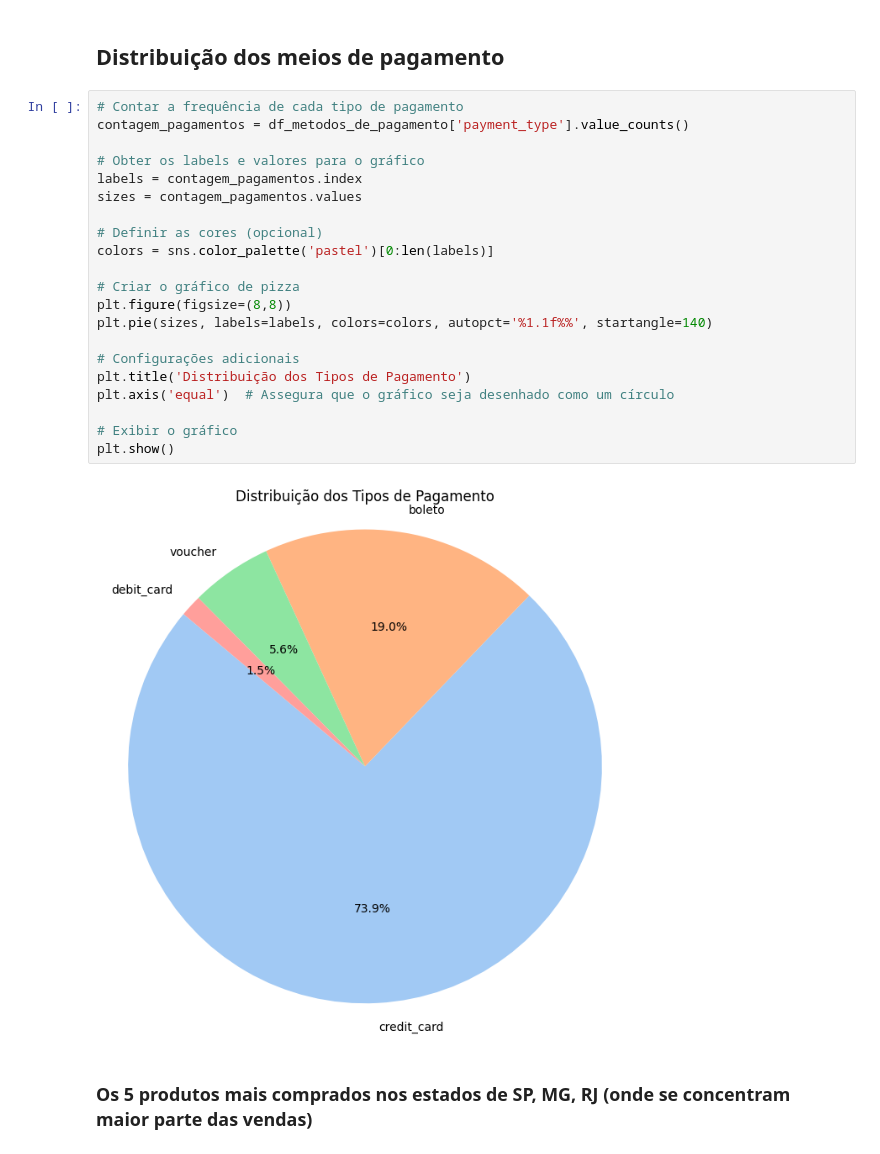
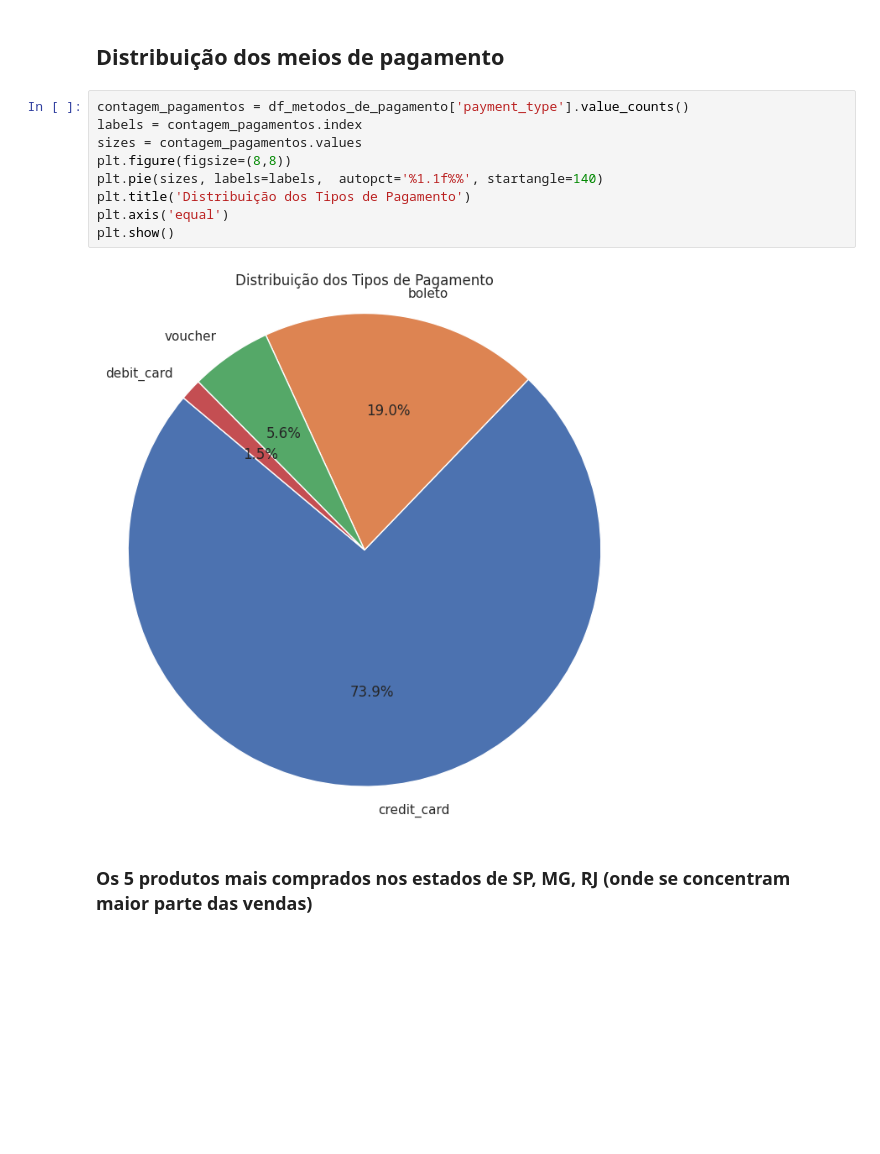
Before and after one commit to PedroNB10/dcova-data-analysis, a Jupyter notebook: main.ipynb, the cells around one changed output. Saved outputs shown, nothing was run; the diff lists cells and outputs as text; blank space fills up the shorter version.

```diff
--- a/main.ipynb
+++ b/main.ipynb
@@ -151,28 +142,16 @@ plt.show()
 # %% [markdown]
 ## Distribuição dos meios de pagamento
 # %%
-# Contar a frequência de cada tipo de pagamento
 contagem_pagamentos = df_metodos_de_pagamento['payment_type'].value_counts()
-
-# Obter os labels e valores para o gráfico
 labels = contagem_pagamentos.index
 sizes = contagem_pagamentos.values
-
-# Definir as cores (opcional)
-colors = sns.color_palette('pastel')[0:len(labels)]
-
-# Criar o gráfico de pizza
 plt.figure(figsize=(8,8))
-plt.pie(sizes, labels=labels, colors=colors, autopct='%1.1f%%', startangle=140)
-
-# Configurações adicionais
+plt.pie(sizes, labels=labels,  autopct='%1.1f%%', startangle=140)
 plt.title('Distribuição dos Tipos de Pagamento')
-plt.axis('equal')  # Assegura que o gráfico seja desenhado como um círculo
-
-# Exibir o gráfico
+plt.axis('equal')
 plt.show()
 # %% [output]
-[figure, old version]
+[figure, new version]
 # %% [markdown]
 ### Os 5 produtos mais comprados nos estados de SP, MG, RJ (onde se concentram maior parte das vendas)
 # %%
```
Also changed, not shown: parts of 18 cells of this notebook.
